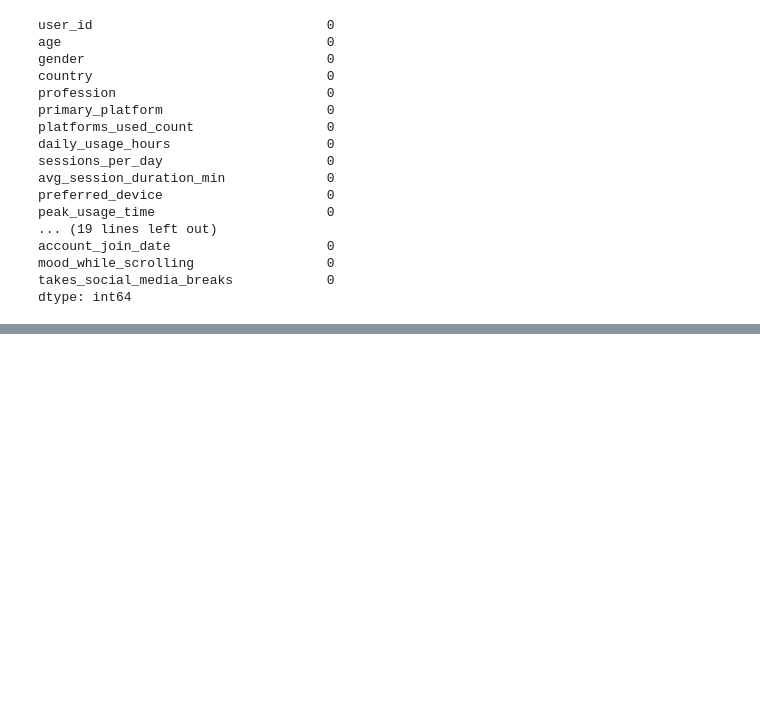
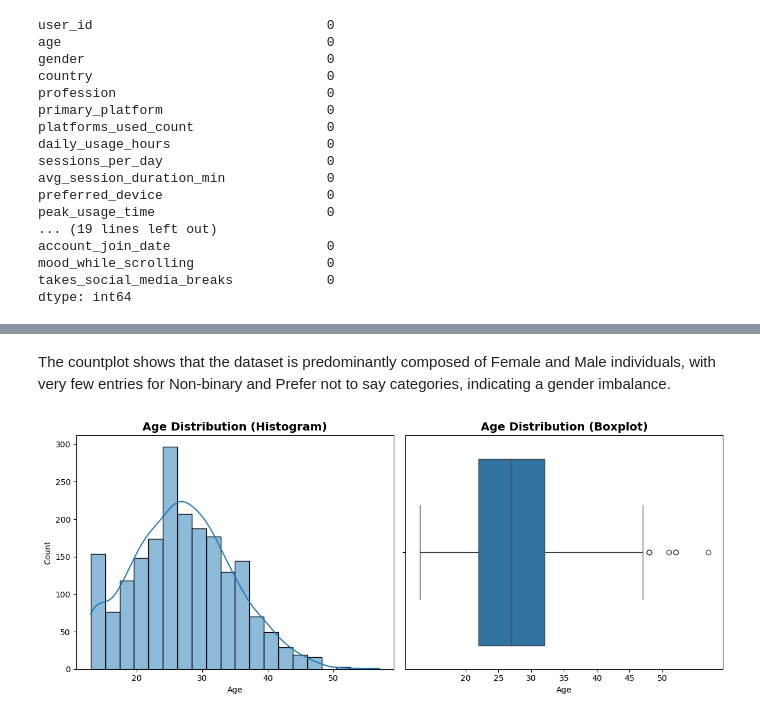
Before and after one commit to HavocXgrg/DAproject-Codes, a Jupyter notebook: analysis/social_media_user_behavior_analysis.ipynb, the cells around one changed output, grey strips where cells are left out. Cells and saved outputs as stored; diff of their text form; code cells hidden in the pictures; blank space fills up the shorter version.

```diff
--- a/analysis/social_media_user_behavior_analysis.ipynb
+++ b/analysis/social_media_user_behavior_analysis.ipynb
@@ -77,0 +124,22 @@ dtype: int64
+# %% [markdown]
+The countplot shows that the dataset is predominantly composed of Female and Male individuals, with very few entries for Non-binary and Prefer not to say categories, indicating a gender imbalance.
+# %%
+plt.figure(figsize=(12, 5))
+# Histogram on the left
+plt.subplot(1, 2, 1)
+sns.histplot(data=df, x='age', bins=20, kde=True)
+plt.title("Age Distribution (Histogram)", fontsize=14, fontweight='bold')
+plt.xlabel("Age")
+plt.ylabel("Count")
+
+# Boxplot on the right
+plt.subplot(1, 2, 2)
+sns.boxplot(data=df, x='age',)
+plt.xticks([20, 25, 30, 35, 40, 45, 50])
+plt.title("Age Distribution (Boxplot)", fontsize=14, fontweight='bold')
+plt.xlabel("Age")
+
+plt.tight_layout()
+plt.show()
+# %% [output]
+[figure, added]
```
Also changed, not shown: parts of 50 cells of this notebook.
